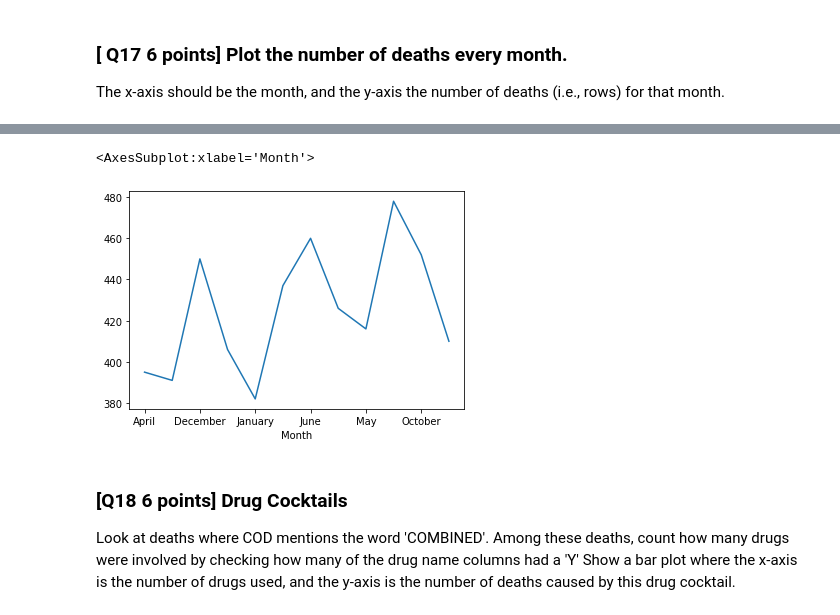
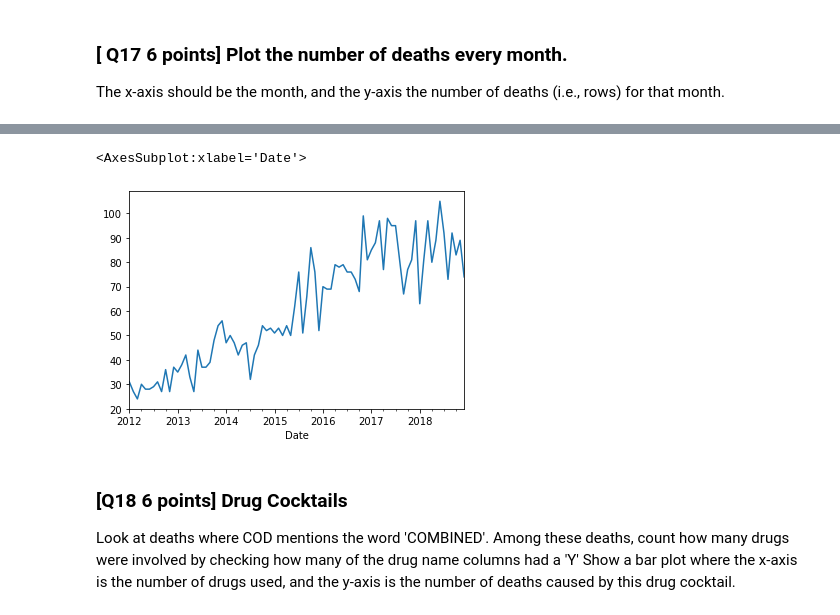
Before and after one commit to rohitashwachaks/MIS-S381N, a Jupyter notebook: Sample Final Exam/Final.ipynb, the cells around one changed output, grey strips where cells are left out. Saved outputs shown, nothing was run; the diff lists cells and outputs as text; code cells hidden in the pictures.

```diff
--- a/Sample Final Exam/Final.ipynb
+++ b/Sample Final Exam/Final.ipynb
@@ -293,6 +293,3 @@ sum(oneCOD_deaths[drug_names].apply(lambda row: (sum(row == "Y")),axis = 1) > 1)
 ### [ Q17 6 points] Plot the number of deaths every month.
 
 The x-axis should be the month, and the y-axis the number of deaths (i.e., rows) for that month.
-# %%
-overdose["Month"] = pd.to_datetime(overdose["Date"]).apply(lambda x: x.strftime('%B'))
-overdose["Month"]
@@ -313,8 +296,9 @@ Name: Month, Length: 5103, dtype: object
-# %%
-overdose.groupby("Month").size().plot(kind = "line")
-# %% [output]
-<AxesSubplot:xlabel='Month'>
-[figure, removed]
+# %%
+q17 = pd.DataFrame(index=pd.to_datetime(overdose["Date"]))
+q17.resample("M", kind="period").size().plot.line()
+# %% [output]
+<AxesSubplot:xlabel='Date'>
+[figure, added]
 # %% [markdown]
 ### [Q18 6 points] Drug Cocktails
 Look at deaths where COD mentions the word 'COMBINED'.
```
Also changed, not shown: parts of 1 cell of this notebook, 8 other files.
